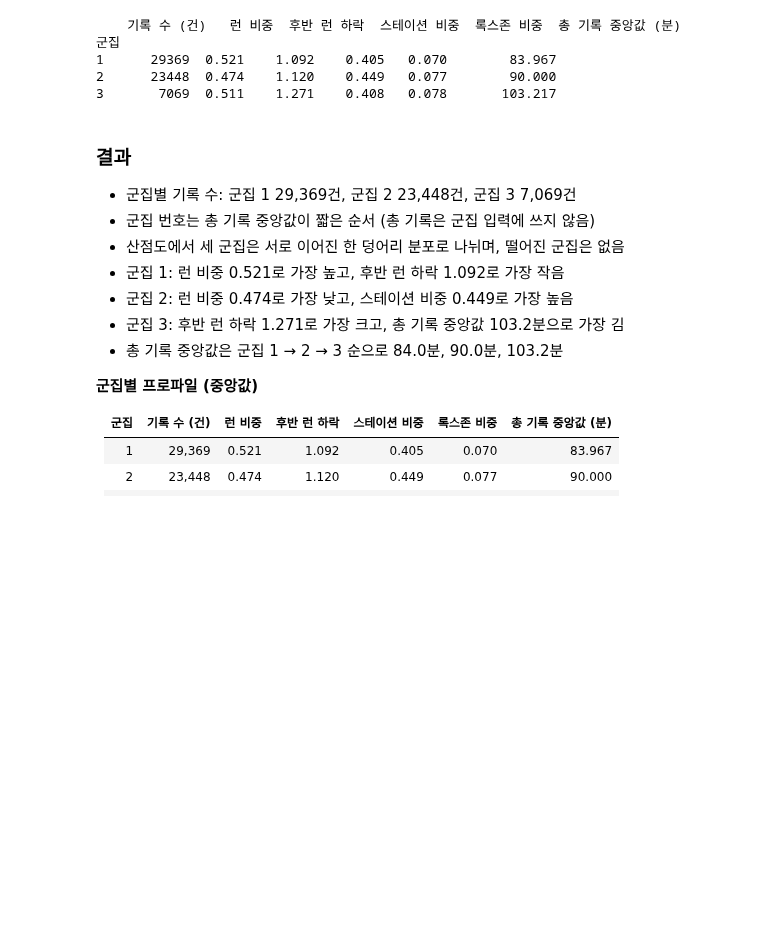
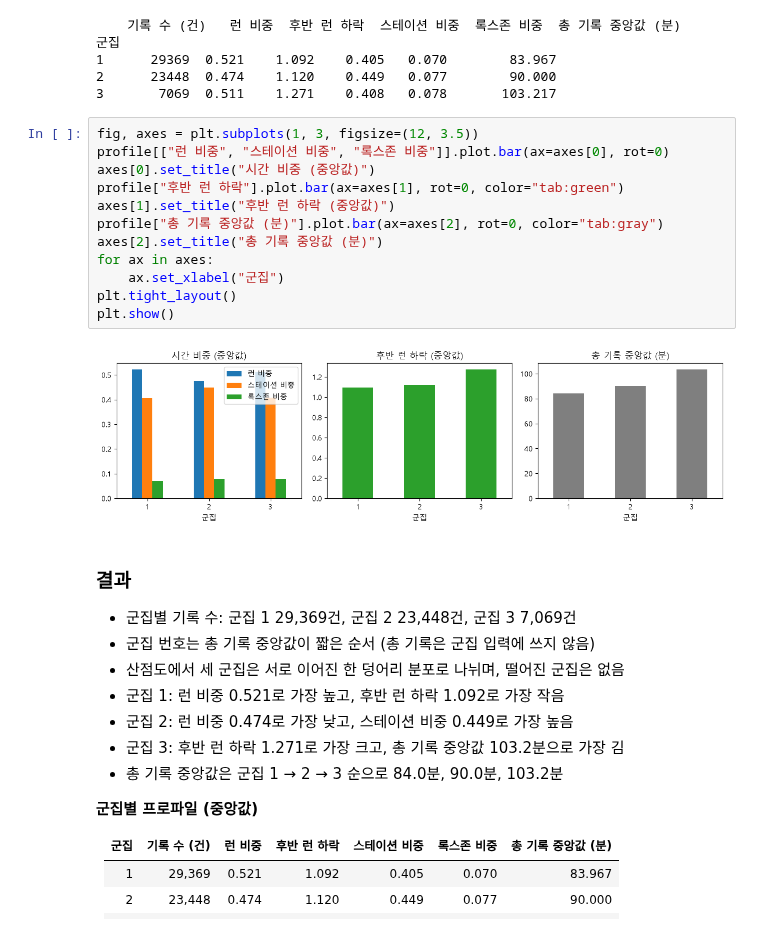
Before and after one commit to Jenny5789/hyrox-analysis, a Jupyter notebook: notebooks/03_clustering.ipynb, the cells around one changed output. Saved outputs shown, nothing was run; the diff lists cells and outputs as text; blank space fills up the shorter version.

```diff
--- a/notebooks/03_clustering.ipynb
+++ b/notebooks/03_clustering.ipynb
@@ -393,6 +424,20 @@ print(profile.to_string())
 1      29369  0.521    1.092    0.405   0.070        83.967
 2      23448  0.474    1.120    0.449   0.077        90.000
 3       7069  0.511    1.271    0.408   0.078       103.217
+# %%
+fig, axes = plt.subplots(1, 3, figsize=(12, 3.5))
+profile[["런 비중", "스테이션 비중", "록스존 비중"]].plot.bar(ax=axes[0], rot=0)
+axes[0].set_title("시간 비중 (중앙값)")
+profile["후반 런 하락"].plot.bar(ax=axes[1], rot=0, color="tab:green")
+axes[1].set_title("후반 런 하락 (중앙값)")
+profile["총 기록 중앙값 (분)"].plot.bar(ax=axes[2], rot=0, color="tab:gray")
+axes[2].set_title("총 기록 중앙값 (분)")
+for ax in axes:
+    ax.set_xlabel("군집")
+plt.tight_layout()
+plt.show()
+# %% [output]
+[figure, added]
 # %% [markdown]
 ### 결과
 - 군집별 기록 수: 군집 1 29,369건, 군집 2 23,448건, 군집 3 7,069건
```
Also changed, not shown: parts of 3 cells of this notebook.
